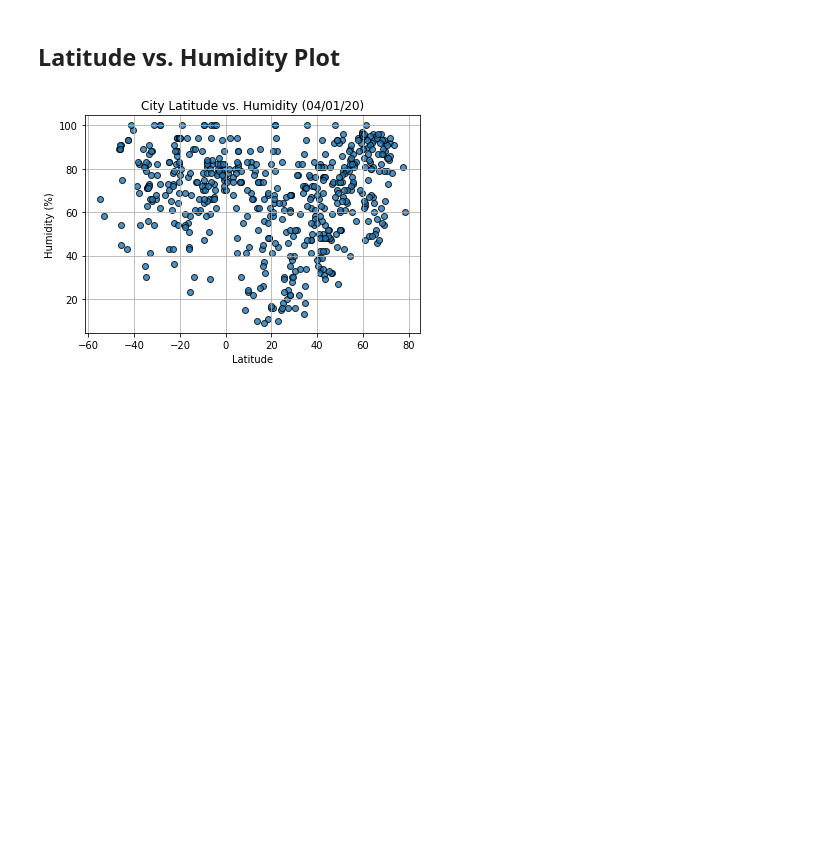
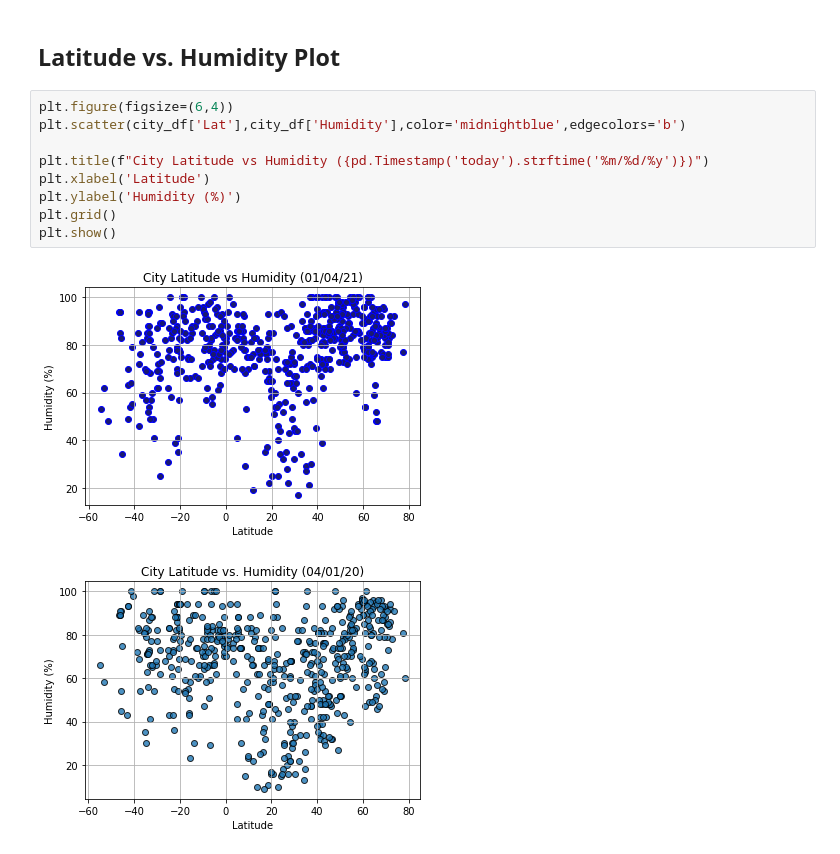
Before and after one commit to reyno255/python-api-challenge, a Jupyter notebook: WeatherPy.ipynb, the cells around one changed output. Drawn from its saved outputs; the diff is of its cells as text; blank space fills up the shorter version.

```diff
--- a/WeatherPy.ipynb
+++ b/WeatherPy.ipynb
@@ -231,5 +239,16 @@ Int64Index([], dtype='int64')
 # %% [markdown]
 ## Latitude vs. Humidity Plot
+# %%
+plt.figure(figsize=(6,4))
+plt.scatter(city_df['Lat'],city_df['Humidity'],color='midnightblue',edgecolors='b')
+
+plt.title(f"City Latitude vs Humidity ({pd.Timestamp('today').strftime('%m/%d/%y')})")
+plt.xlabel('Latitude')
+plt.ylabel('Humidity (%)')
+plt.grid()
+plt.show()
+# %% [output]
+[figure, added]
 # %%
 # %% [output]
 [figure]
```
Also changed, not shown: parts of 2 cells of this notebook.
